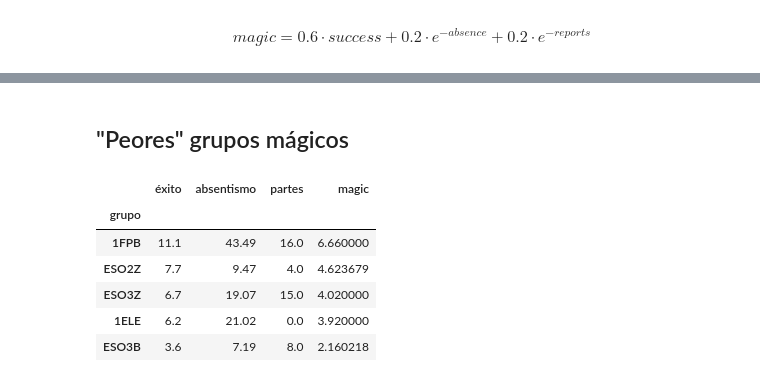
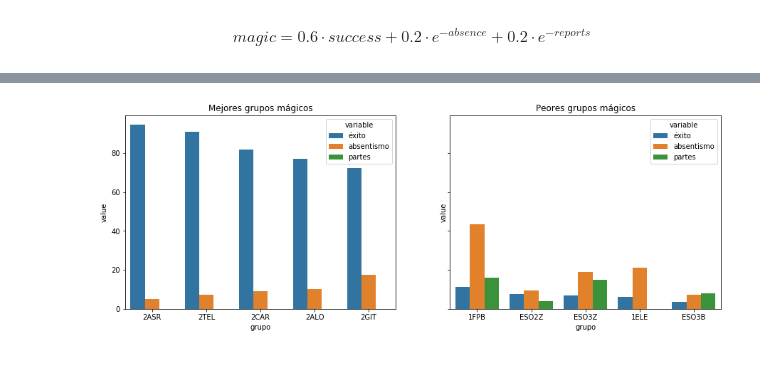
Before and after one commit to iespuertodelacruz/analitica, a Jupyter notebook: 2017-2018/eval1.ipynb, the cells around one changed output, grey strips where cells are left out. Drawn from its saved outputs; the diff is of its cells as text; code cells hidden in the pictures.

Commit message:
Plot of magic groups

```diff
--- a/2017-2018/eval1.ipynb
+++ b/2017-2018/eval1.ipynb
@@ -277,5 +274,6 @@ magic = 0.6 · success + 0.2 · e^{-absence} + 0.2 · e^{-reports}
 \end{equation}
 # %%
 df2 = df.copy().fillna(0)
-df2["magic"] = 0.6 * df2["éxito"] + 0.2 * np.exp(-df2["absentismo"]) + 0.2 * np.exp(-df2["partes"])
-magic = df2.sort_values("magic", ascending=False)[["éxito", "absentismo", "partes", "magic"]]
+df2["magic"] = 0.6 * df2["éxito"] + 0.2 * \
+    np.exp(-df2["absentismo"]) + 0.2 * np.exp(-df2["partes"])
+magic = df2.sort_values("magic", ascending=False)
@@ -294,12 +280,17 @@ magic.head(5)
-# %% [markdown]
-## "Peores" grupos mágicos
-# %%
-magic.tail(5)
-# %% [output]
-|  | éxito | absentismo | partes | magic |
-| grupo |  |  |  |  |
-| 1FPB | 11.1 | 43.49 | 16.0 | 6.660000 |
-| ESO2Z | 7.7 | 9.47 | 4.0 | 4.623679 |
-| ESO3Z | 6.7 | 19.07 | 15.0 | 4.020000 |
-| 1ELE | 6.2 | 21.02 | 0.0 | 3.920000 |
-| ESO3B | 3.6 | 7.19 | 8.0 | 2.160218 |
+# %%
+fig, (ax1, ax2) = plt.subplots(1, 2, figsize=(15, 5), sharey=True)
+best_magic = pd.melt(magic.head(5).reset_index(), id_vars="grupo", value_vars=[
+                     "éxito", "absentismo", "partes"])
+
+g = sns.factorplot(x="grupo", y="value", hue="variable",
+                   data=best_magic, kind="bar", ax=ax1)
+ax1.set_title("Mejores grupos mágicos")
+plt.close(g.fig)
+worse_magic = pd.melt(magic.tail(5).reset_index(), id_vars="grupo", value_vars=[
+                      "éxito", "absentismo", "partes"])
+g = sns.factorplot(x="grupo", y="value", hue="variable",
+                   data=worse_magic, kind="bar", ax=ax2)
+ax2.set_title("Peores grupos mágicos")
+plt.close(g.fig)
+# %% [output]
+[figure, added]
```
Also changed, not shown: parts of 9 cells of this notebook.
